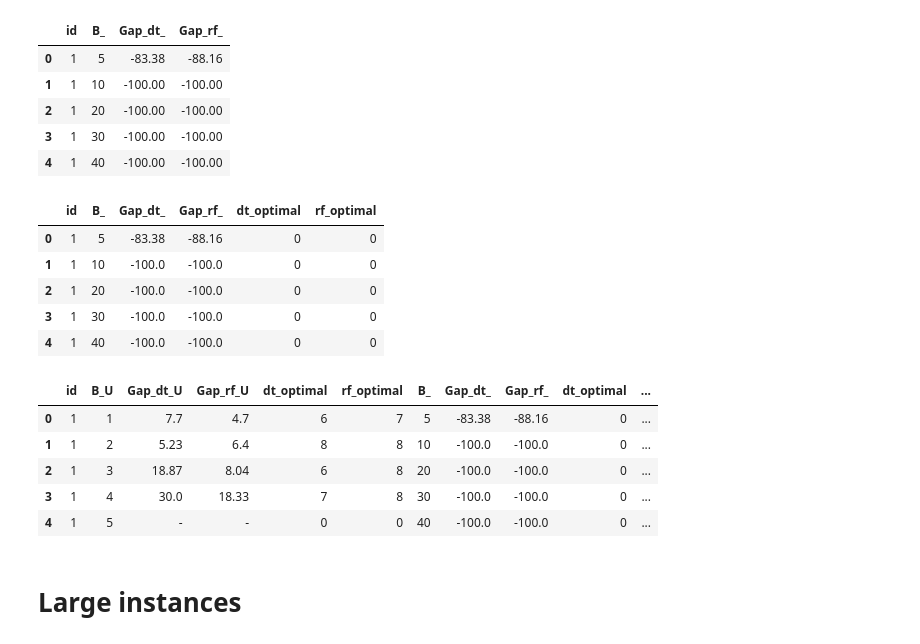
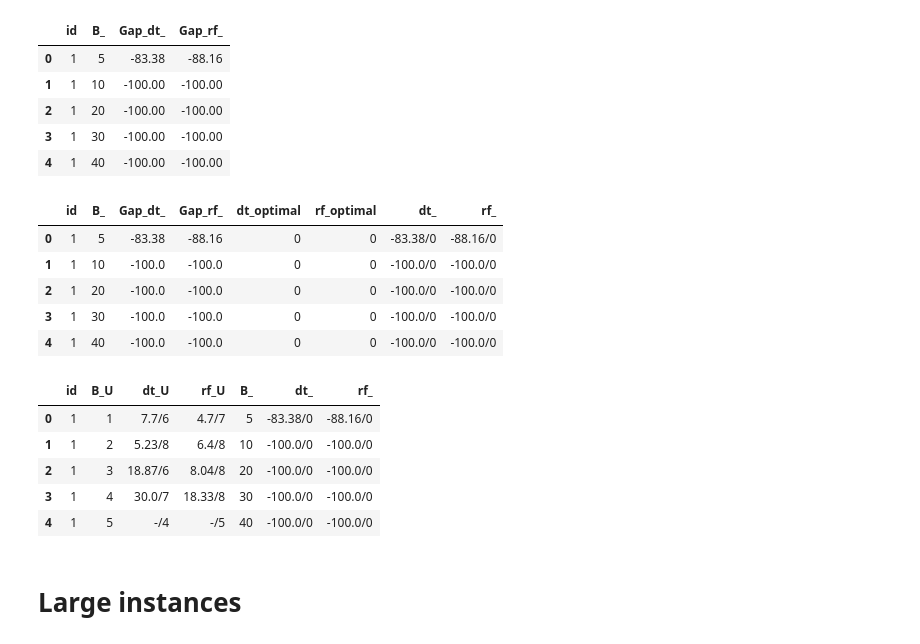
Before and after one commit to mhmoud-ashraf/ML-MFIP, a Jupyter notebook: 08_Analysis.ipynb, the cells around one changed output. Drawn from its saved outputs; the diff is of its cells as text; code cells hidden in the pictures.

```diff
--- a/08_Analysis.ipynb
+++ b/08_Analysis.ipynb
@@ -42,5 +42,7 @@ u_small_df['rf_optimal'] = u_small_df['ObjVal_rf_U'] == u_small_df['Opt_U']
 u_small_summary['dt_optimal'] = u_small_df.groupby(["id", "B_U"])['dt_optimal'].sum().values.round(2)
 u_small_summary['rf_optimal'] = u_small_df.groupby(["id", "B_U"])['rf_optimal'].sum().values.round(2)
 u_small_summary.replace(np.nan, "-", inplace=True)
+u_small_summary["dt_U"] = u_small_summary['Gap_dt_U'].astype(str) + '/' + u_small_summary['dt_optimal'].astype(str)
+u_small_summary["rf_U"] = u_small_summary['Gap_rf_U'].astype(str) + '/' + u_small_summary['rf_optimal'].astype(str)
 u_small_summary.head()
 # %% [output]
@@ -89,26 +91,28 @@ small_df['rf_optimal'] = small_df['ObjVal_rf_'] == small_df['Opt_']
 small_summary['dt_optimal'] = small_df.groupby(["id", "B_"])['dt_optimal'].sum().values.round(2)
 small_summary['rf_optimal'] = small_df.groupby(["id", "B_"])['rf_optimal'].sum().values.round(2)
 small_summary.replace(np.nan, "-", inplace=True)
+small_summary["dt_"] = small_summary['Gap_dt_'].astype(str) + '/' + small_summary['dt_optimal'].astype(str)
+small_summary["rf_"] = small_summary['Gap_rf_'].astype(str) + '/' + small_summary['rf_optimal'].astype(str)
 small_summary.head()
 # %% [output]
-|  | id | B_ | Gap_dt_ | Gap_rf_ | dt_optimal | rf_optimal |
-| 0 | 1 | 5 | -83.38 | -88.16 | 0 | 0 |
-| 1 | 1 | 10 | -100.0 | -100.0 | 0 | 0 |
-| 2 | 1 | 20 | -100.0 | -100.0 | 0 | 0 |
-| 3 | 1 | 30 | -100.0 | -100.0 | 0 | 0 |
-| 4 | 1 | 40 | -100.0 | -100.0 | 0 | 0 |
+|  | id | B_ | Gap_dt_ | Gap_rf_ | dt_optimal | rf_optimal | dt_ | rf_ |
+| 0 | 1 | 5 | -83.38 | -88.16 | 0 | 0 | -83.38/0 | -88.16/0 |
+| 1 | 1 | 10 | -100.0 | -100.0 | 0 | 0 | -100.0/0 | -100.0/0 |
+| 2 | 1 | 20 | -100.0 | -100.0 | 0 | 0 | -100.0/0 | -100.0/0 |
+| 3 | 1 | 30 | -100.0 | -100.0 | 0 | 0 | -100.0/0 | -100.0/0 |
+| 4 | 1 | 40 | -100.0 | -100.0 | 0 | 0 | -100.0/0 | -100.0/0 |
 # %%
 # Save the summary table
-small_summary_df = pd.concat([u_small_summary,small_summary.drop("id", axis=1)], axis = 1)
+small_summary_df = pd.concat([u_small_summary[["id", "B_U", "dt_U", "rf_U"]],small_summary[["B_", "dt_", "rf_"]]], axis = 1)
 small_summary_df.round(2).to_csv("Results/SmallSummary.csv", index=False)
 small_summary_df.head()
 # %% [output]
-|  | id | B_U | Gap_dt_U | Gap_rf_U | dt_optimal | rf_optimal | B_ | Gap_dt_ | Gap_rf_ | dt_optimal | ... |
-| 0 | 1 | 1 | 7.7 | 4.7 | 6 | 7 | 5 | -83.38 | -88.16 | 0 | ... |
-| 1 | 1 | 2 | 5.23 | 6.4 | 8 | 8 | 10 | -100.0 | -100.0 | 0 | ... |
-| 2 | 1 | 3 | 18.87 | 8.04 | 6 | 8 | 20 | -100.0 | -100.0 | 0 | ... |
-| 3 | 1 | 4 | 30.0 | 18.33 | 7 | 8 | 30 | -100.0 | -100.0 | 0 | ... |
-| 4 | 1 | 5 | - | - | 0 | 0 | 40 | -100.0 | -100.0 | 0 | ... |
+|  | id | B_U | dt_U | rf_U | B_ | dt_ | rf_ |
+| 0 | 1 | 1 | 7.7/6 | 4.7/7 | 5 | -83.38/0 | -88.16/0 |
+| 1 | 1 | 2 | 5.23/8 | 6.4/8 | 10 | -100.0/0 | -100.0/0 |
+| 2 | 1 | 3 | 18.87/6 | 8.04/8 | 20 | -100.0/0 | -100.0/0 |
+| 3 | 1 | 4 | 30.0/7 | 18.33/8 | 30 | -100.0/0 | -100.0/0 |
+| 4 | 1 | 5 | -/4 | -/5 | 40 | -100.0/0 | -100.0/0 |
 # %% [markdown]
 # Large instances
 # %% [markdown]
```
Also changed, not shown: parts of 4 cells of this notebook, 1 other file.
